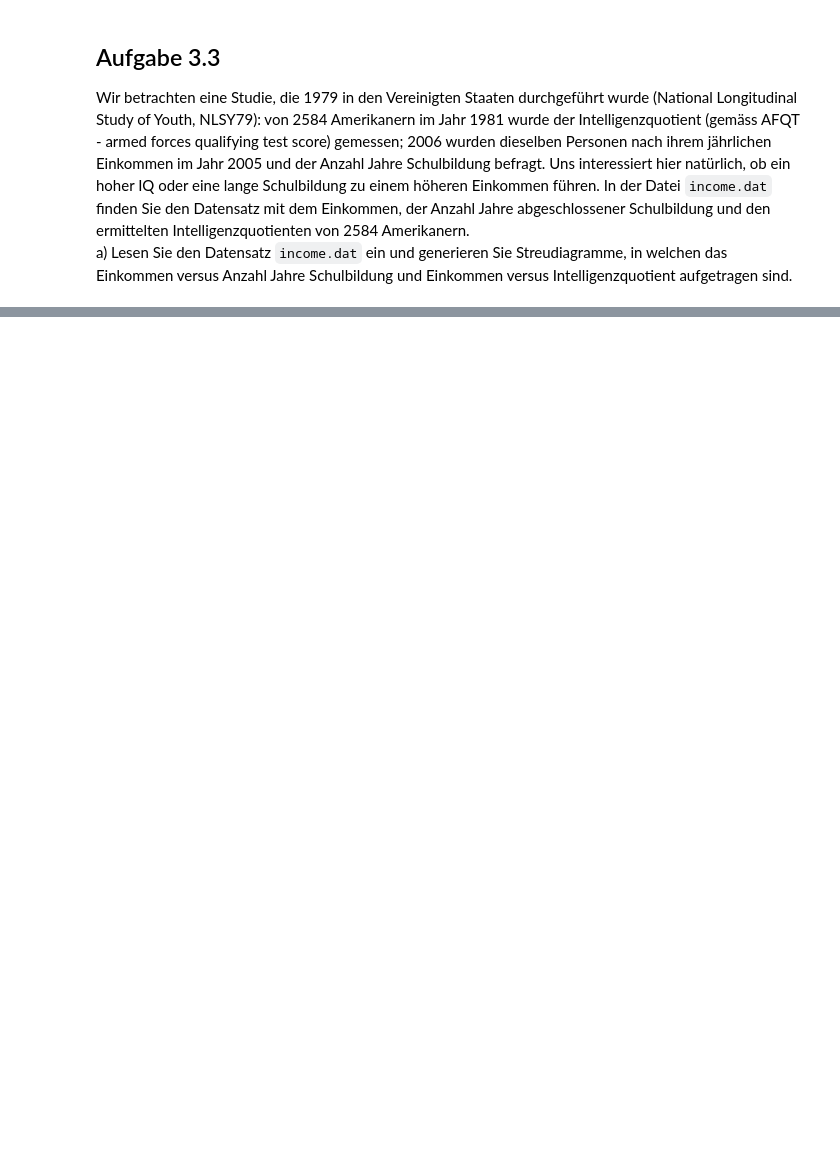
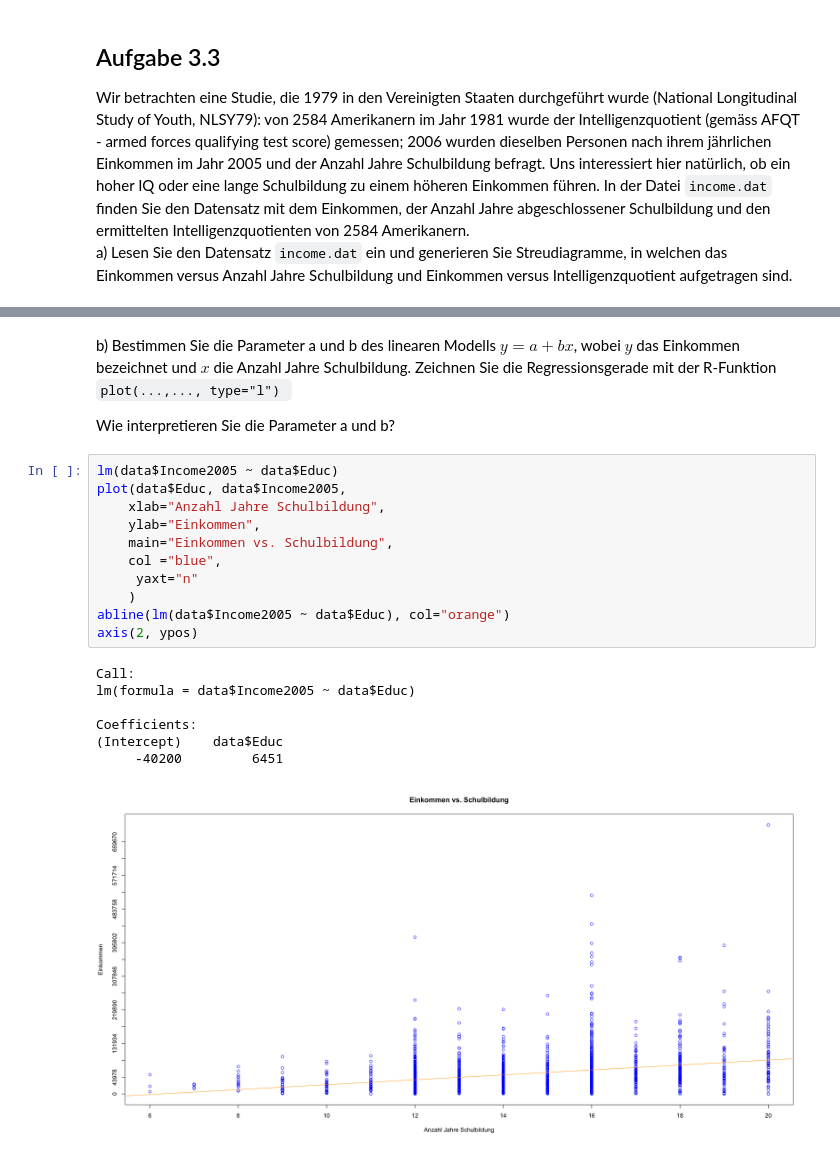
Before and after one commit to Joelius300/hslu-astat-StephanStofer, a Jupyter notebook: exercises/series03.ipynb, the cells around one changed output, grey strips where cells are left out. Cells and saved outputs as stored; diff of their text form; blank space fills up the shorter version.

```diff
--- a/exercises/series03.ipynb
+++ b/exercises/series03.ipynb
@@ -128,0 +137,23 @@ A data.frame: 6 × 3
+# %% [markdown]
+b) Bestimmen Sie die Parameter a und b des linearen Modells $y = a + bx$, wobei $y$ das Einkommen bezeichnet und $x$ die Anzahl Jahre Schulbildung. Zeichnen Sie die Regressionsgerade mit der R-Funktion `plot(...,..., type="l") `
+
+Wie interpretieren Sie die Parameter a und b?
+# %%
+lm(data$Income2005 ~ data$Educ)
+plot(data$Educ, data$Income2005,
+    xlab="Anzahl Jahre Schulbildung",
+    ylab="Einkommen",
+    main="Einkommen vs. Schulbildung",
+    col ="blue",
+     yaxt="n"
+    )
+abline(lm(data$Income2005 ~ data$Educ), col="orange")
+axis(2, ypos)
+# %% [output]
+Call:
+lm(formula = data$Income2005 ~ data$Educ)
+
+Coefficients:
+(Intercept)    data$Educ
+     -40200         6451
+[figure, added]
```
Also changed, not shown: parts of 17 cells of this notebook.
